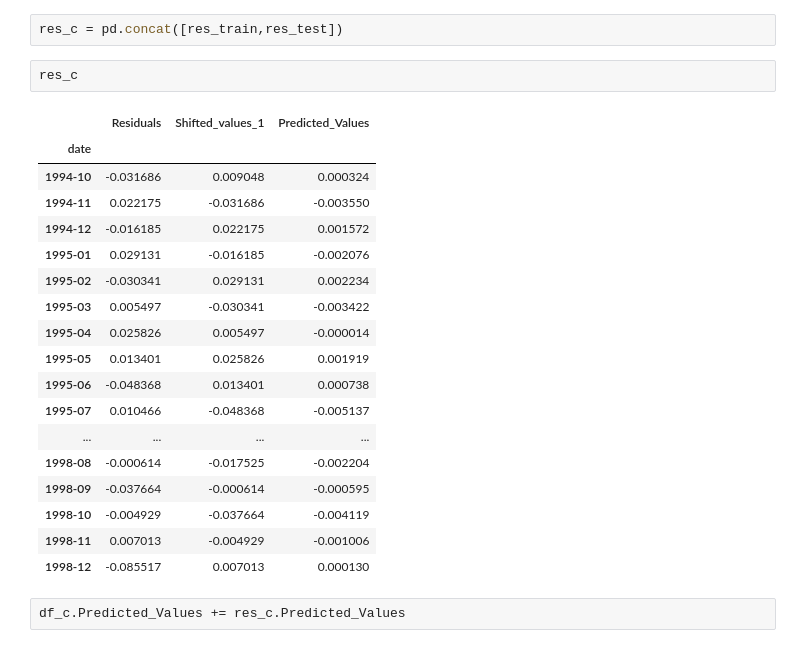
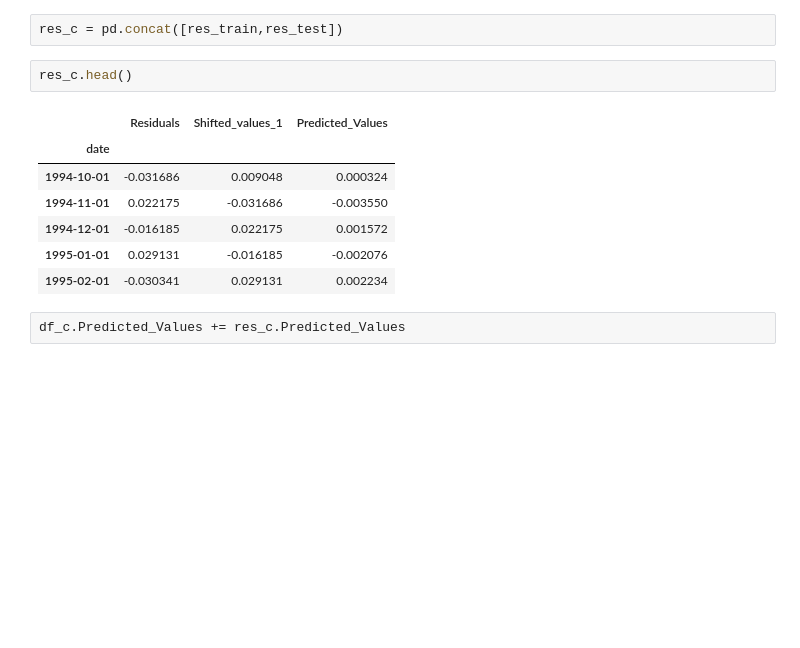
Before and after one commit to coolStatistic/ARIMA-Model, a Jupyter notebook: ARIMA.ipynb, the cells around one changed output. Drawn from its saved outputs; the diff is of its cells as text; blank space fills up the shorter version.

```diff
--- a/ARIMA.ipynb
+++ b/ARIMA.ipynb
@@ -266,26 +370,15 @@ The RMSE is : 0.031984021565677506 , Value of q :  1
 # %%
 res_c = pd.concat([res_train,res_test])
 # %%
-res_c
+res_c.head()
 # %% [output]
 |  | Residuals | Shifted_values_1 | Predicted_Values |
 | date |  |  |  |
-| 1994-10 | -0.031686 | 0.009048 | 0.000324 |
-| 1994-11 | 0.022175 | -0.031686 | -0.003550 |
-| 1994-12 | -0.016185 | 0.022175 | 0.001572 |
-| 1995-01 | 0.029131 | -0.016185 | -0.002076 |
-| 1995-02 | -0.030341 | 0.029131 | 0.002234 |
-| 1995-03 | 0.005497 | -0.030341 | -0.003422 |
-| 1995-04 | 0.025826 | 0.005497 | -0.000014 |
-| 1995-05 | 0.013401 | 0.025826 | 0.001919 |
-| 1995-06 | -0.048368 | 0.013401 | 0.000738 |
-| 1995-07 | 0.010466 | -0.048368 | -0.005137 |
-| ... | ... | ... | ... |
-| 1998-08 | -0.000614 | -0.017525 | -0.002204 |
-| 1998-09 | -0.037664 | -0.000614 | -0.000595 |
-| 1998-10 | -0.004929 | -0.037664 | -0.004119 |
-| 1998-11 | 0.007013 | -0.004929 | -0.001006 |
-| 1998-12 | -0.085517 | 0.007013 | 0.000130 |
+| 1994-10-01 | -0.031686 | 0.009048 | 0.000324 |
+| 1994-11-01 | 0.022175 | -0.031686 | -0.003550 |
+| 1994-12-01 | -0.016185 | 0.022175 | 0.001572 |
+| 1995-01-01 | 0.029131 | -0.016185 | -0.002076 |
+| 1995-02-01 | -0.030341 | 0.029131 | 0.002234 |
 # %%
 df_c.Predicted_Values += res_c.Predicted_Values
 # %%
```
Also changed, not shown: parts of 35 cells of this notebook.
